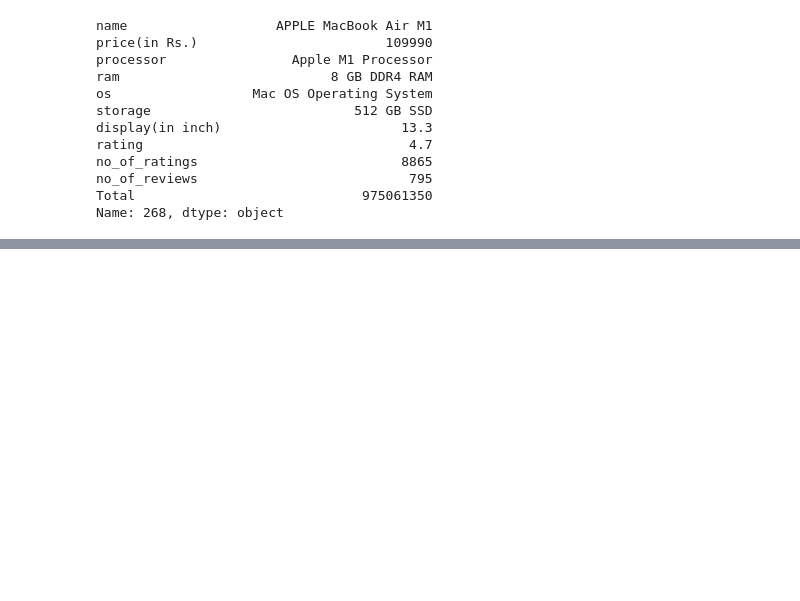
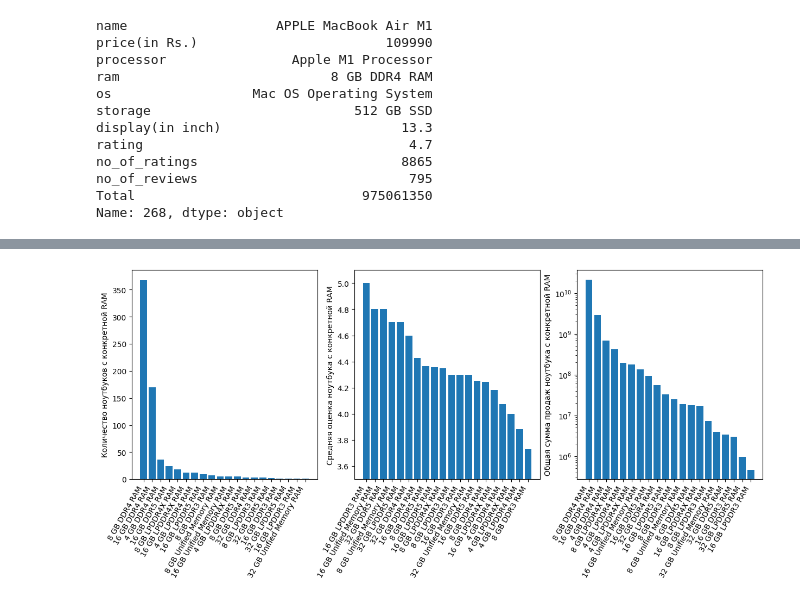
Before and after one commit to OneMoreGate/Machine_learning_MIPT, a Jupyter notebook: Modul_2/Ind_Task/done_work.ipynb, the cells around one changed output, grey strips where cells are left out. Drawn from its saved outputs; the diff is of its cells as text; code cells hidden in the pictures; blank space fills up the shorter version.

```diff
--- a/Modul_2/Ind_Task/done_work.ipynb
+++ b/Modul_2/Ind_Task/done_work.ipynb
@@ -174,0 +196,25 @@ plt.savefig('im.svg', bbox_inches = 'tight')
+# %%
+ram_mean = df.groupby('ram')['rating'].mean().sort_values(ascending = False).reset_index()
+ram_count = df.groupby('ram')['rating'].size().sort_values(ascending = False).reset_index()
+ram_sum = df.groupby('ram')['Total'].sum().sort_values(ascending = False).reset_index()
+
+fig, ax = plt.subplots(ncols=3, nrows=1, figsize = [15, 5])
+
+ax[0].bar(ram_count['ram'], ram_count['rating'])
+ax[0].set_xticks(ax[0].get_xticks(), ax[0].get_xticklabels(), rotation=60, ha='right')
+ax[0].set_ylabel('Количество ноутбуков с конкретной RAM')
+
+ax[1].bar(ram_mean['ram'], ram_mean['rating'])
+ax[1].set_xticks(ax[1].get_xticks(), ax[1].get_xticklabels(), rotation=60, ha='right')
+ax[1].set_ylabel('Средняя оценка ноутбука с конкретной RAM')
+ax[1].set_ylim([3.5,5.1])
+
+ax[2].bar(ram_sum['ram'], ram_sum['Total'])
+ax[2].set_xticks(ax[2].get_xticks(), ax[2].get_xticklabels(), rotation=60, ha='right')
+ax[2].set_ylabel('Общая сумма продаж ноутбука с конкретной RAM')
+ax[2].set_yscale('log')
+
+
+plt.savefig('ram_info.svg', bbox_inches = 'tight')
+# %% [output]
+[figure, added]
```
Also changed, not shown: parts of 28 cells of this notebook, 7 other files.
